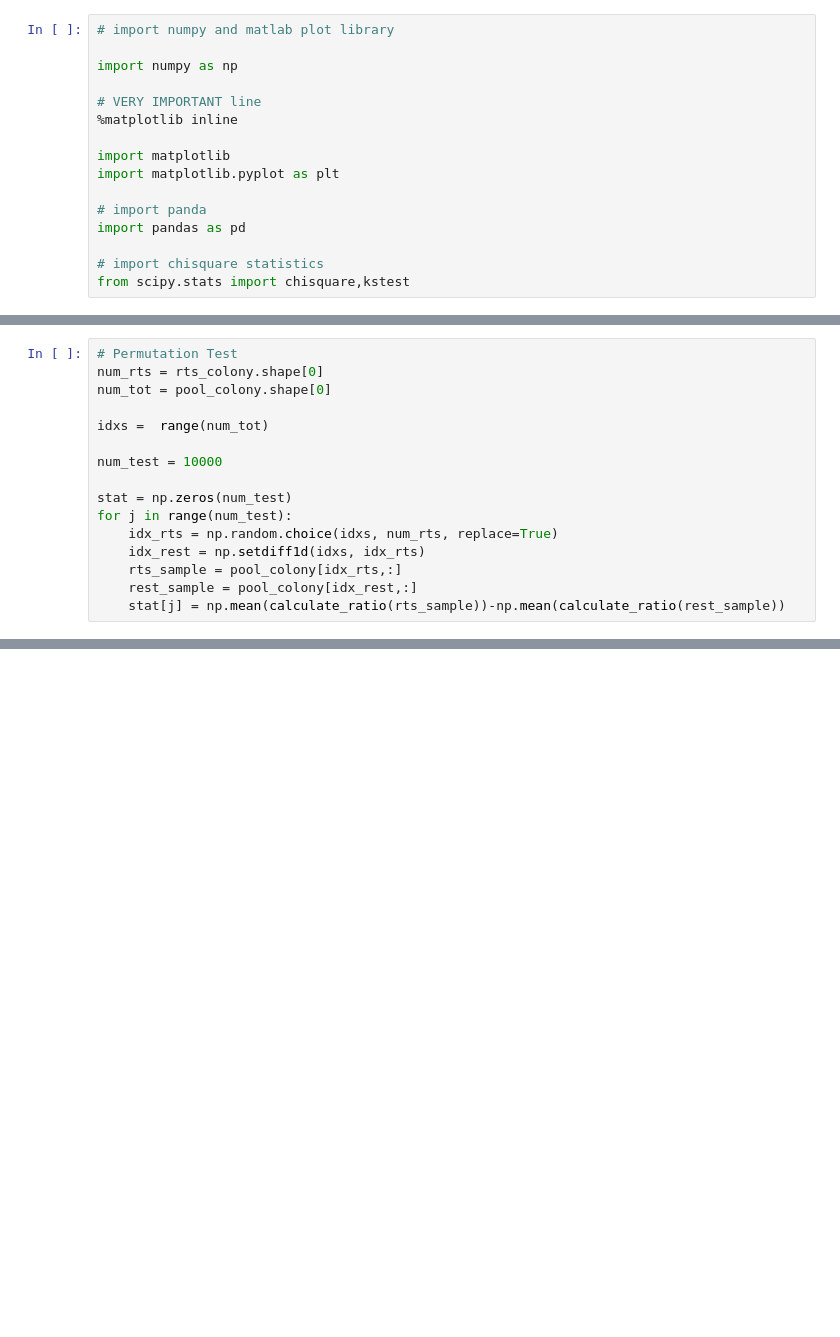
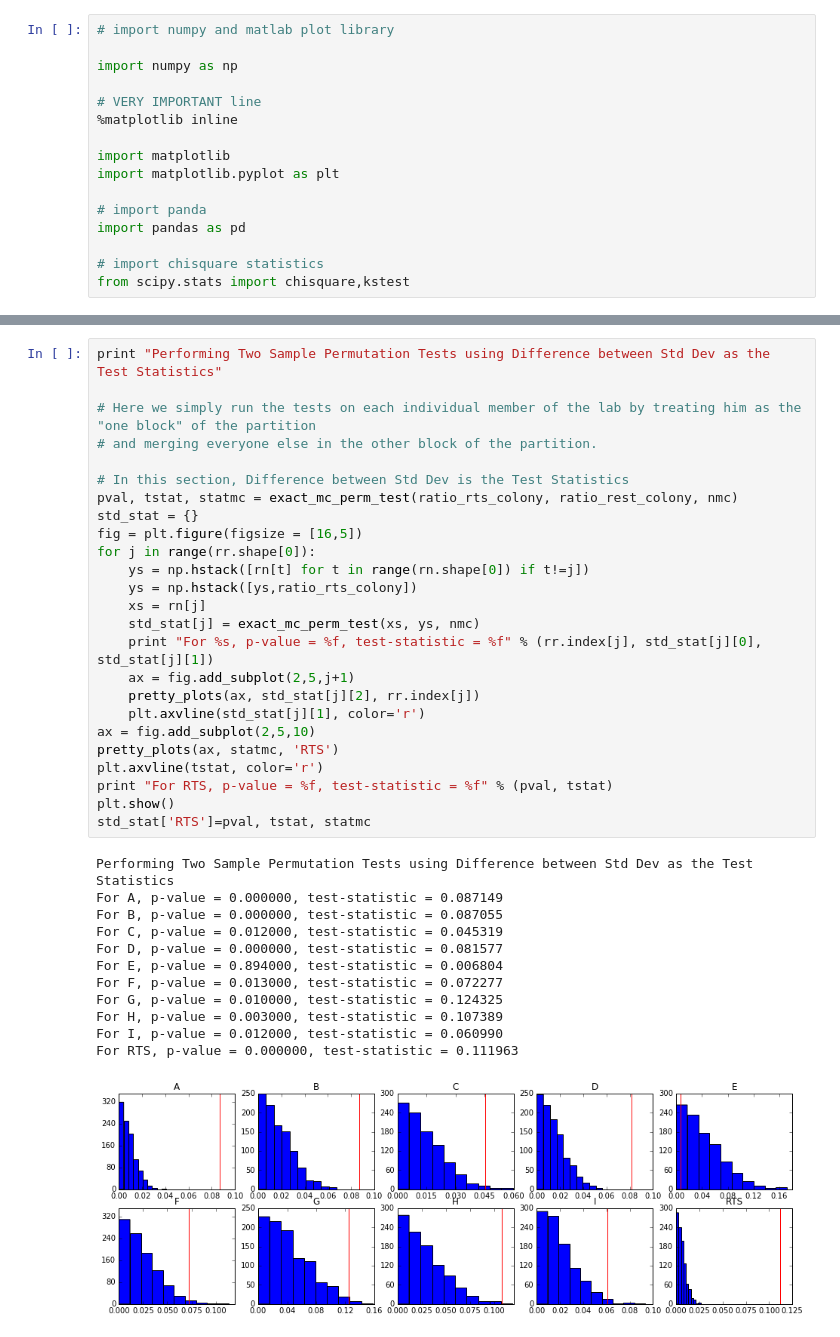
Before and after one commit to ianno/science_review, a Jupyter notebook: Raaz - Mid Ratio.ipynb, the cells around one changed output, grey strips where cells are left out. Drawn from its saved outputs; the diff is of its cells as text; blank space fills up the shorter version.

Commit message:
Added permutation tests using three different metrics for each person. Improved the entire code arrangment.

```diff
--- a/Raaz - Mid Ratio.ipynb
+++ b/Raaz - Mid Ratio.ipynb
@@ -234,16 +206,0 @@ KstestResult(statistic=0.10799999999999998, pvalue=1.3009726629320539e-10)
-# %%
-# Permutation Test
-num_rts = rts_colony.shape[0]
-num_tot = pool_colony.shape[0]
-
-idxs =  range(num_tot)
-
-num_test = 10000
-
-stat = np.zeros(num_test)
-for j in range(num_test):
-    idx_rts = np.random.choice(idxs, num_rts, replace=True)
-    idx_rest = np.setdiff1d(idxs, idx_rts)
-    rts_sample = pool_colony[idx_rts,:]
-    rest_sample = pool_colony[idx_rest,:]
-    stat[j] = np.mean(calculate_ratio(rts_sample))-np.mean(calculate_ratio(rest_sample))
@@ -268,0 +259,38 @@ array([], dtype=int64)
+# %%
+print "Performing Two Sample Permutation Tests using Difference between Std Dev as the Test Statistics"
+
+# Here we simply run the tests on each individual member of the lab by treating him as the "one block" of the partition
+# and merging everyone else in the other block of the partition.
+
+# In this section, Difference between Std Dev is the Test Statistics
+pval, tstat, statmc = exact_mc_perm_test(ratio_rts_colony, ratio_rest_colony, nmc)
+std_stat = {}
+fig = plt.figure(figsize = [16,5])
+for j in range(rr.shape[0]):
+    ys = np.hstack([rn[t] for t in range(rn.shape[0]) if t!=j])
+    ys = np.hstack([ys,ratio_rts_colony])
+    xs = rn[j]
+    std_stat[j] = exact_mc_perm_test(xs, ys, nmc)
+    print "For %s, p-value = %f, test-statistic = %f" % (rr.index[j], std_stat[j][0], std_stat[j][1])
+    ax = fig.add_subplot(2,5,j+1)
+    pretty_plots(ax, std_stat[j][2], rr.index[j])
+    plt.axvline(std_stat[j][1], color='r')
+ax = fig.add_subplot(2,5,10)
+pretty_plots(ax, statmc, 'RTS')
+plt.axvline(tstat, color='r')
+print "For RTS, p-value = %f, test-statistic = %f" % (pval, tstat)
+plt.show()
+std_stat['RTS']=pval, tstat, statmc
+# %% [output]
+Performing Two Sample Permutation Tests using Difference between Std Dev as the Test Statistics
+For A, p-value = 0.000000, test-statistic = 0.087149
+For B, p-value = 0.000000, test-statistic = 0.087055
+For C, p-value = 0.012000, test-statistic = 0.045319
+For D, p-value = 0.000000, test-statistic = 0.081577
+For E, p-value = 0.894000, test-statistic = 0.006804
+For F, p-value = 0.013000, test-statistic = 0.072277
+For G, p-value = 0.010000, test-statistic = 0.124325
+For H, p-value = 0.003000, test-statistic = 0.107389
+For I, p-value = 0.012000, test-statistic = 0.060990
+For RTS, p-value = 0.000000, test-statistic = 0.111963
+[figure, added]
```
Also changed, not shown: parts of 21 cells of this notebook.
